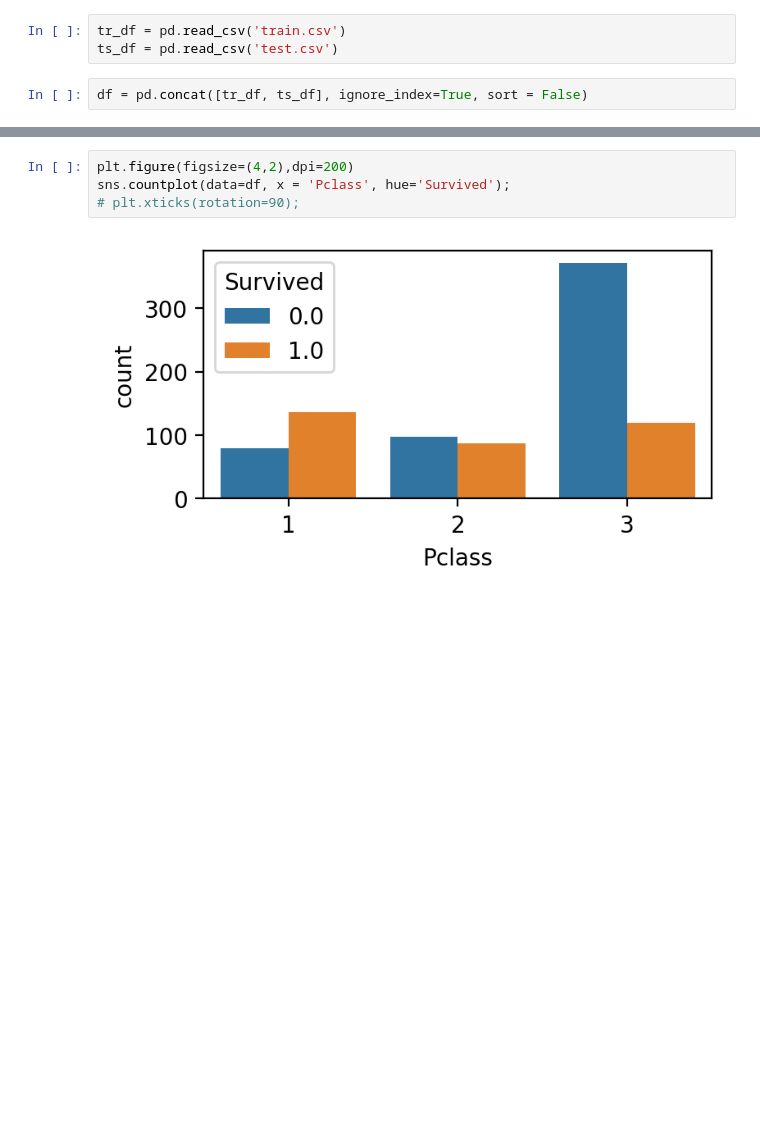
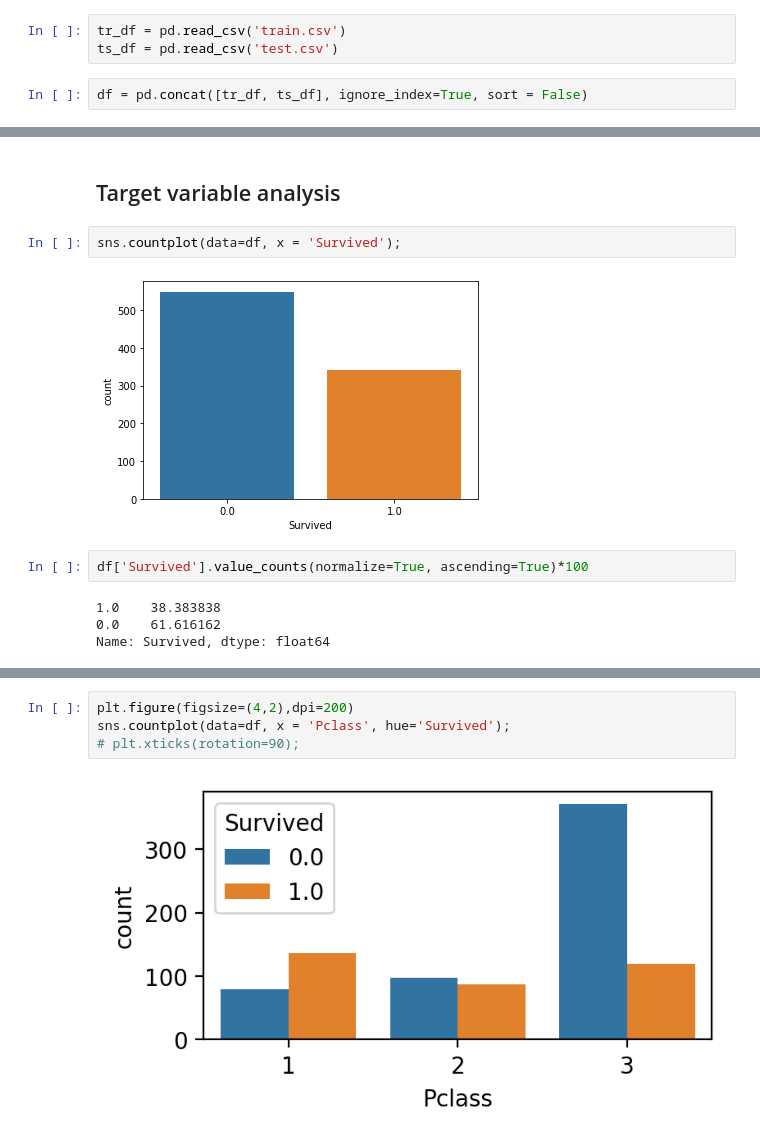
Before and after one commit to bronkaeux/titanik_data_research, a Jupyter notebook: titanik_research.ipynb, the cells around one changed output, grey strips where cells are left out. Cells and saved outputs as stored; diff of their text form; blank space fills up the shorter version.

Commit message:
Added graphics

```diff
--- a/titanik_research.ipynb
+++ b/titanik_research.ipynb
@@ -16,0 +51,12 @@ sns.countplot(data=df, x = 'Survived', hue='Pclass'); #
+# %% [markdown]
+## Target variable analysis
+# %%
+sns.countplot(data=df, x = 'Survived');
+# %% [output]
+[figure, added]
+# %%
+df['Survived'].value_counts(normalize=True, ascending=True)*100
+# %% [output]
+1.0    38.383838
+0.0    61.616162
+Name: Survived, dtype: float64
```
Also changed, not shown: parts of 23 cells of this notebook.
